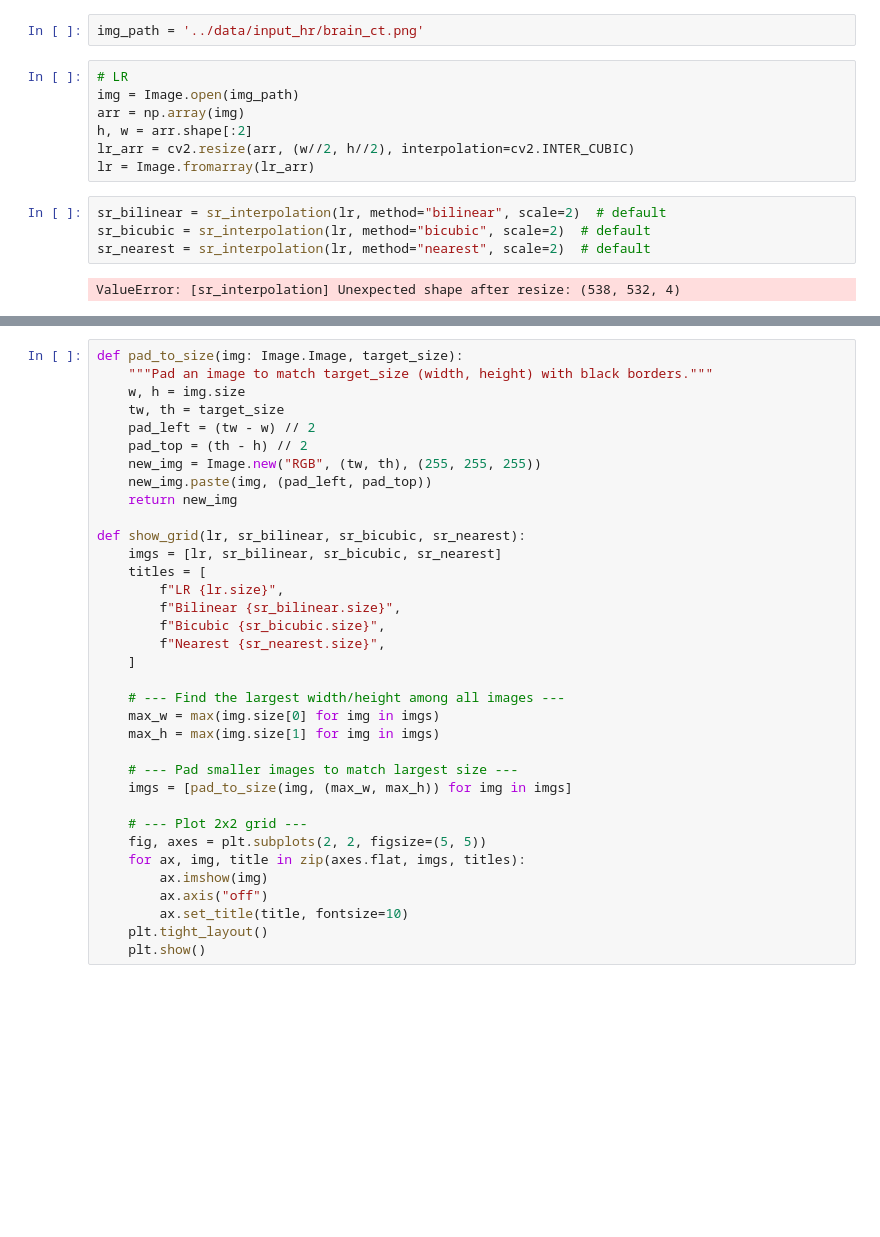
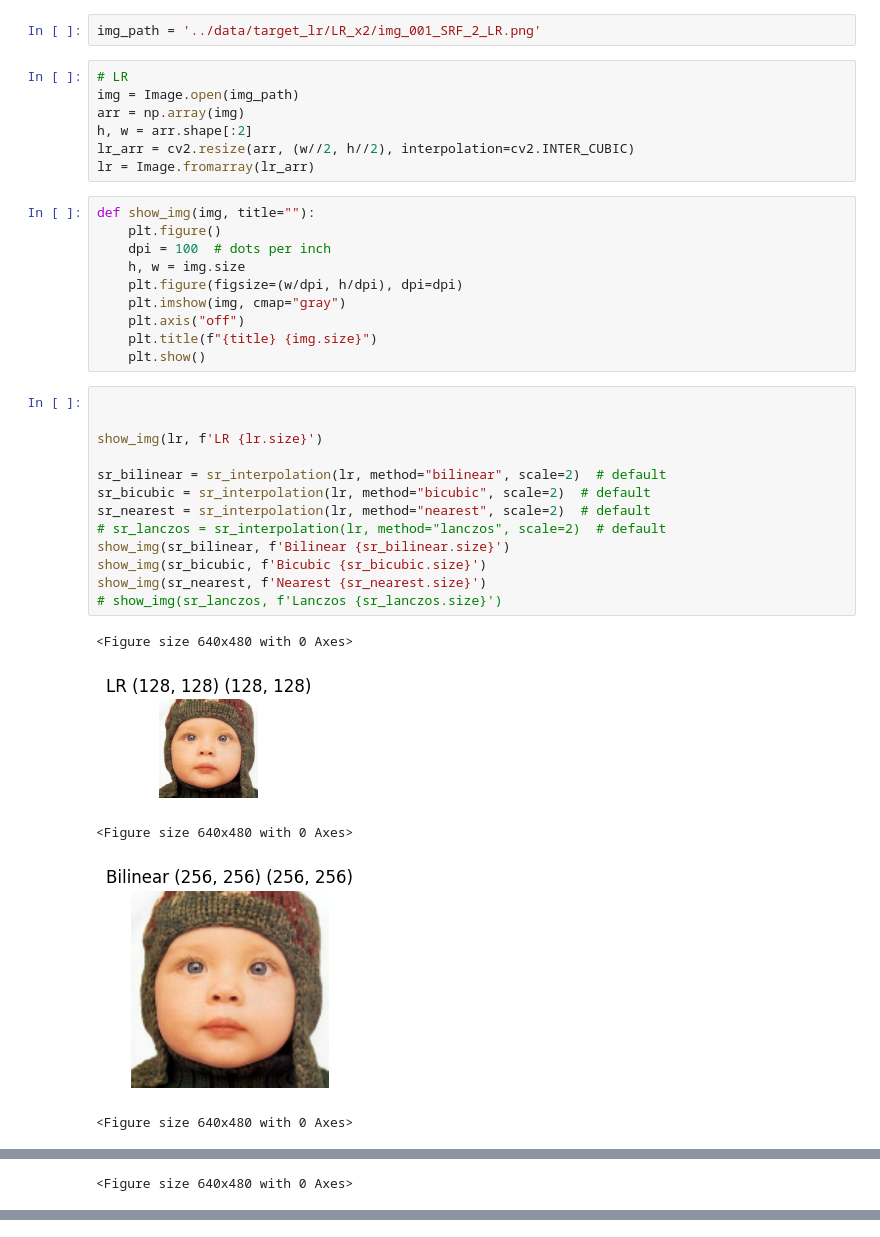
Before and after one commit to caoTayTang/image_super_resolution_traditional_cv, a Jupyter notebook: notebooks/experiments_interpolation.ipynb, the cells around one changed output, grey strips where cells are left out. Cells and saved outputs as stored; diff of their text form; blank space fills up the shorter version.

```diff
--- a/notebooks/experiments_interpolation.ipynb
+++ b/notebooks/experiments_interpolation.ipynb
@@ -13,5 +13,5 @@ from modules import sr_interpolation, run_gradio
 # %%
-img_path = '../data/input_hr/brain_ct.png'
+img_path = '../data/target_lr/LR_x2/img_001_SRF_2_LR.png'
 # %%
 # LR
 img = Image.open(img_path)
@@ -19,9 +19,32 @@ arr = np.array(img)
 h, w = arr.shape[:2]
 lr_arr = cv2.resize(arr, (w//2, h//2), interpolation=cv2.INTER_CUBIC)
 lr = Image.fromarray(lr_arr)
+# %%
+def show_img(img, title=""):
+    plt.figure()
+    dpi = 100  # dots per inch
+    h, w = img.size
+    plt.figure(figsize=(w/dpi, h/dpi), dpi=dpi)
+    plt.imshow(img, cmap="gray")
+    plt.axis("off")
+    plt.title(f"{title} {img.size}")
+    plt.show()
 # %%
+
+
+show_img(lr, f'LR {lr.size}')
+
 sr_bilinear = sr_interpolation(lr, method="bilinear", scale=2)  # default
 sr_bicubic = sr_interpolation(lr, method="bicubic", scale=2)  # default
 sr_nearest = sr_interpolation(lr, method="nearest", scale=2)  # default
+# sr_lanczos = sr_interpolation(lr, method="lanczos", scale=2)  # default
+show_img(sr_bilinear, f'Bilinear {sr_bilinear.size}')
+show_img(sr_bicubic, f'Bicubic {sr_bicubic.size}')
+show_img(sr_nearest, f'Nearest {sr_nearest.size}')
+# show_img(sr_lanczos, f'Lanczos {sr_lanczos.size}')
 # %% [output]
-ValueError: [sr_interpolation] Unexpected shape after resize: (538, 532, 4)
+<Figure size 640x480 with 0 Axes>
+[figure, added]
+<Figure size 640x480 with 0 Axes>
+[figure, added]
+<Figure size 640x480 with 0 Axes>
@@ -27,0 +52 @@ ValueError: [sr_interpolation] Unexpected shape after resize: (538, 532, 4)
+<Figure size 640x480 with 0 Axes>
@@ -28,35 +53,0 @@ ValueError: [sr_interpolation] Unexpected shape after resize: (538, 532, 4)
-# %%
-def pad_to_size(img: Image.Image, target_size):
-    """Pad an image to match target_size (width, height) with black borders."""
-    w, h = img.size
-    tw, th = target_size
-    pad_left = (tw - w) // 2
-    pad_top = (th - h) // 2
-    new_img = Image.new("RGB", (tw, th), (255, 255, 255))
-    new_img.paste(img, (pad_left, pad_top))
-    return new_img
-
-def show_grid(lr, sr_bilinear, sr_bicubic, sr_nearest):
-    imgs = [lr, sr_bilinear, sr_bicubic, sr_nearest]
-    titles = [
-        f"LR {lr.size}",
-        f"Bilinear {sr_bilinear.size}",
-        f"Bicubic {sr_bicubic.size}",
-        f"Nearest {sr_nearest.size}",
-    ]
-
-    # --- Find the largest width/height among all images ---
-    max_w = max(img.size[0] for img in imgs)
-    max_h = max(img.size[1] for img in imgs)
-
-    # --- Pad smaller images to match largest size ---
-    imgs = [pad_to_size(img, (max_w, max_h)) for img in imgs]
-
-    # --- Plot 2x2 grid ---
-    fig, axes = plt.subplots(2, 2, figsize=(5, 5))
-    for ax, img, title in zip(axes.flat, imgs, titles):
-        ax.imshow(img)
-        ax.axis("off")
-        ax.set_title(title, fontsize=10)
-    plt.tight_layout()
-    plt.show()
```
Also changed, not shown: parts of 6 cells of this notebook, 3 other files.
